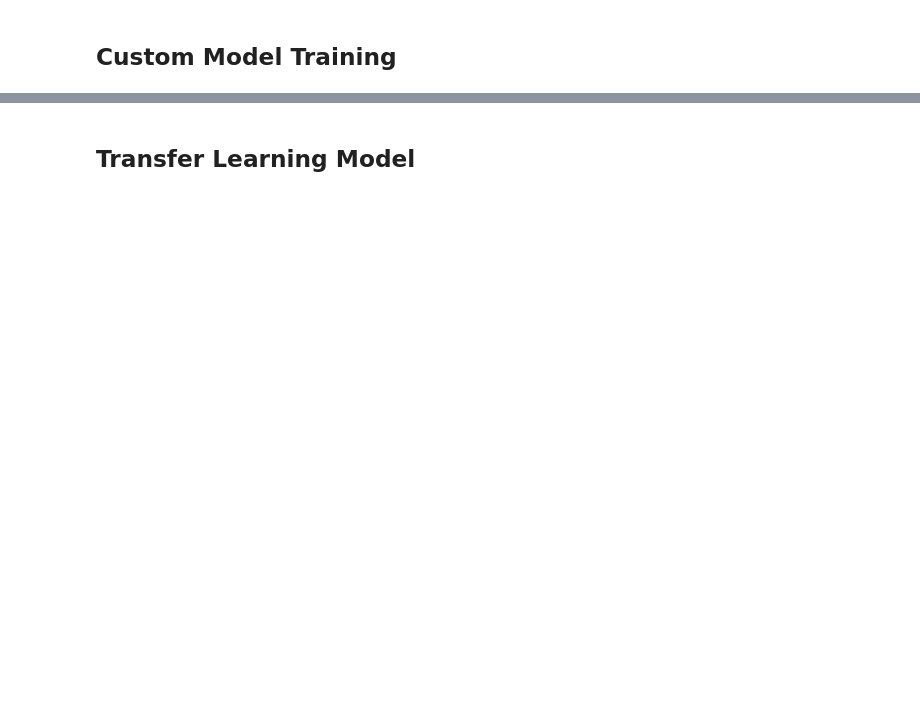
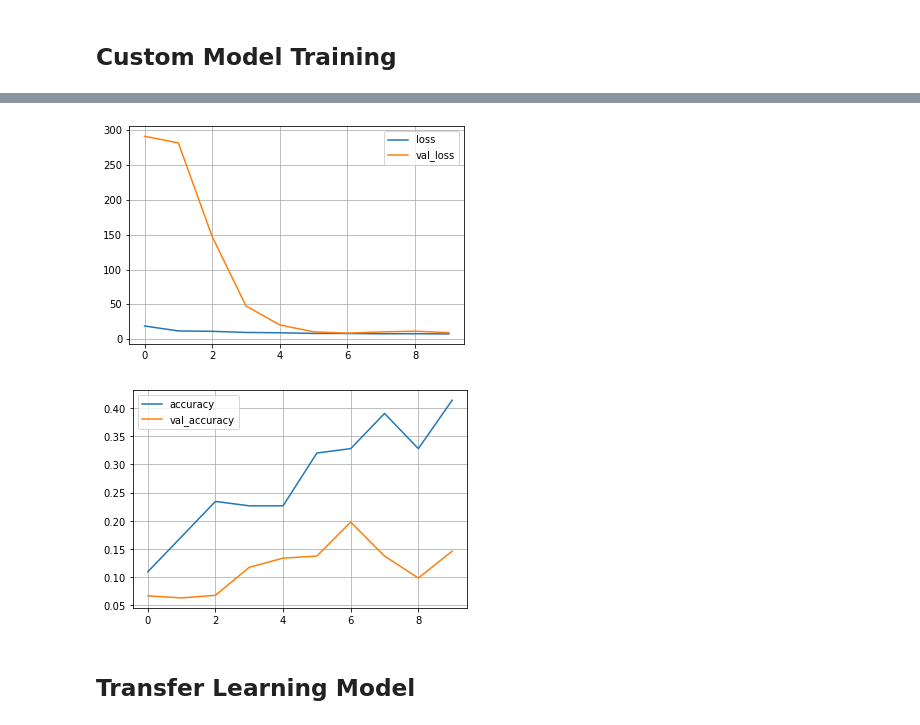
Before and after one commit to guochuanyong/ItML_Project_2_Students, a Jupyter notebook: example_start.ipynb, the cells around one changed output, grey strips where cells are left out. Saved outputs shown, nothing was run; the diff lists cells and outputs as text; code cells hidden in the pictures; blank space fills up the shorter version.

Commit message:
Almost done, missing summary

```diff
--- a/example_start.ipynb
+++ b/example_start.ipynb
@@ -215,0 +175,73 @@ KeyboardInterrupt:
+# %%
+#Some helper functions
+def plot_loss(history):
+  plt.plot(history.history['loss'], label='loss')
+  plt.plot(history.history['val_loss'], label='val_loss')
+  plt.legend()
+  plt.grid(True)
+  plt.show()
+
+def plot_acc(history):
+  plt.plot(history.history['accuracy'], label='accuracy')
+  plt.plot(history.history['val_accuracy'], label='val_accuracy')
+  plt.legend()
+  plt.grid(True)
+  plt.show()
+# %%
+
+BASE_EPOCHS = 20
+BATCH_SIZE = 256
+BASE_PATIENCE = 5
+MIN_DELTA = .02
+MONITOR = "val_accuracy"
+MODE = "max"
+
+acc = keras.metrics.CategoricalAccuracy(name="accuracy")
+pre = keras.metrics.Precision(name="precision")
+rec = keras.metrics.Recall(name="recall")
+metric_list = [acc, pre, rec]
+
+callback = EarlyStopping(monitor=MONITOR, patience=BASE_PATIENCE, restore_best_weights=True, min_delta=MIN_DELTA, mode=MODE)
+# Create Model
+model = Sequential()
+
+model.add(Conv2D(128, (3, 3), input_shape=(124, 124, 3), padding="same", kernel_regularizer="l2"))
+model.add(BatchNormalization())
+model.add(Activation("relu"))
+model.add(MaxPooling2D((2, 2)))
+model.add(Conv2D(128, (3, 3), padding="same", kernel_regularizer="l2"))
+model.add(Activation("relu"))
+model.add(BatchNormalization())
+model.add(MaxPooling2D((2, 2)))
+model.add(Dropout(.4))
+model.add(Conv2D(128, (3, 3), padding="same", kernel_regularizer="l2"))
+model.add(Activation("relu"))
+model.add(BatchNormalization())
+model.add(MaxPooling2D((2, 2)))
+model.add(Dropout(.4))
+
+model.add(Flatten())
+model.add(Dense(128, activation='relu', kernel_regularizer="l2"))
+model.add(Dense(15, activation="softmax"))
+model.summary()
+
+model.compile(loss="categorical_crossentropy", optimizer="adam", metrics=metric_list)
+
+total_samples = train_ds.cardinality().numpy()
+num_samples_to_remove = int(total_samples * 0.95)
+
+train_ds = train_ds.shuffle(total_samples)
+train_ds = train_ds.skip(num_samples_to_remove)
+train_ds = train_ds.take(total_samples - num_samples_to_remove)
+
+train_log = model.fit(train_ds,
+                      validation_data=val_ds,
+                      epochs=10,
+                      verbose=1,
+                      callbacks=[callback],
+                      workers=4)
+train_eval = model.evaluate(train_ds)
+
+plot_loss(train_log)
+plot_acc(train_log)
+# %% [output]
@@ -216,2 +265,4 @@ KeyboardInterrupt:
+[figure, added]
+[figure, added]
 # %% [markdown]
 ## Transfer Learning Model
```
Also changed, not shown: parts of 24 cells of this notebook, 2 other files.
